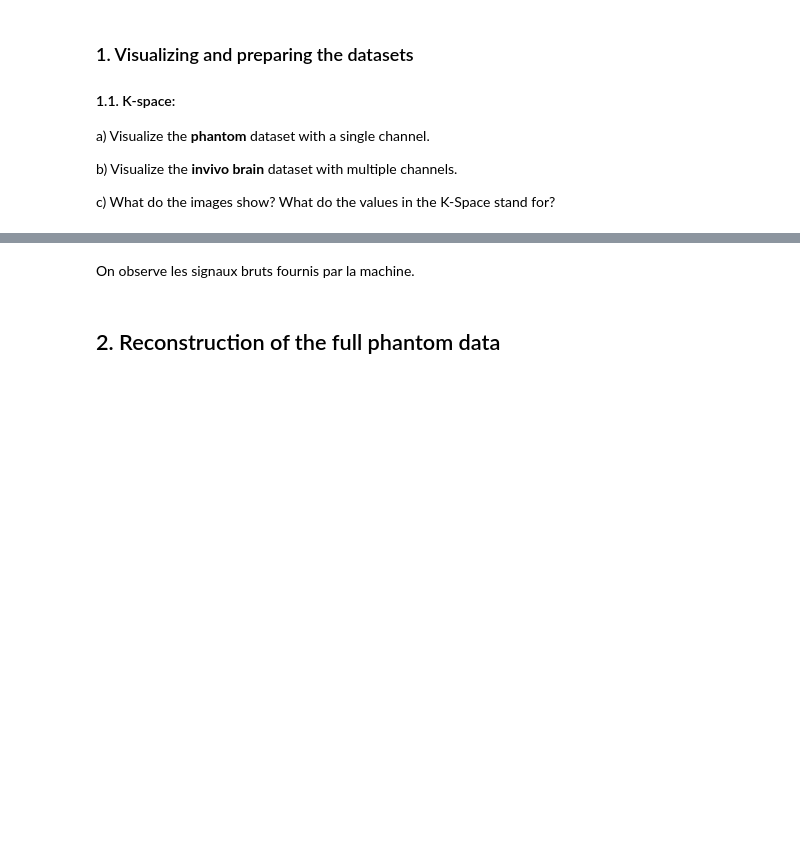
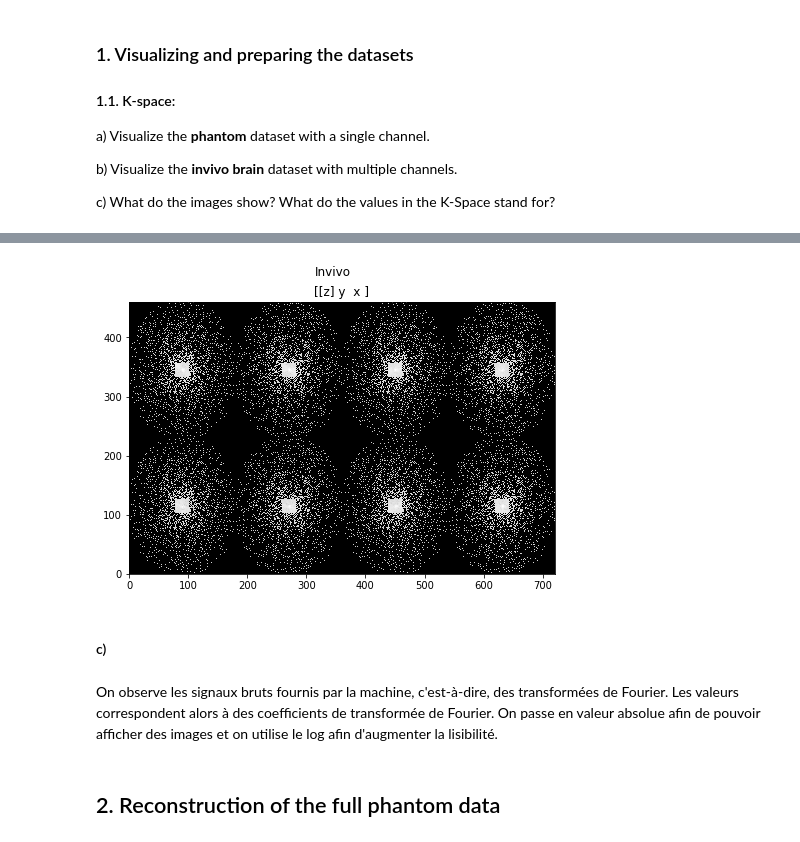
Before and after one commit to samyhaff/DATASIM_TP, a Jupyter notebook: IMBIO/TP1/TP1_saad_yassine_samy.ipynb, the cells around one changed output, grey strips where cells are left out. Saved outputs shown, nothing was run; the diff lists cells and outputs as text; code cells hidden in the pictures; blank space fills up the shorter version.

```diff
--- a/IMBIO/TP1/TP1_saad_yassine_samy.ipynb
+++ b/IMBIO/TP1/TP1_saad_yassine_samy.ipynb
@@ -102,13 +106,17 @@ ksp = np.load('cartesian_ksp.npy')
 # %%
 # Visualizing the invivo data
 plt.rcParams["figure.figsize"] = (10,5)
 
 # Fill in
-pl.ImagePlot(np.log(np.abs(ksp)+1e-16), z=0, title='Cartesian KSP')
+pl.ImagePlot(np.log(np.abs(ksp)+1e-16), z=0, title='Invivo')
 
 sample_invivo = np.abs(ksp[0])
+# %% [output]
+[figure, added]
-# %% [markdown]
-On observe les signaux bruts fournis par la machine.
+# %% [markdown]
+#### c)
+# %% [markdown]
+On observe les signaux bruts fournis par la machine, c'est-à-dire, des transformées de Fourier. Les valeurs correspondent alors à des coefficients de transformée de Fourier. On passe en valeur absolue afin de pouvoir afficher des images et on utilise le log afin d'augmenter la lisibilité.
 # %% [markdown]
 ##  2. Reconstruction of the full phantom data
 # %% [markdown]
```
Also changed, not shown: parts of 43 cells of this notebook.
